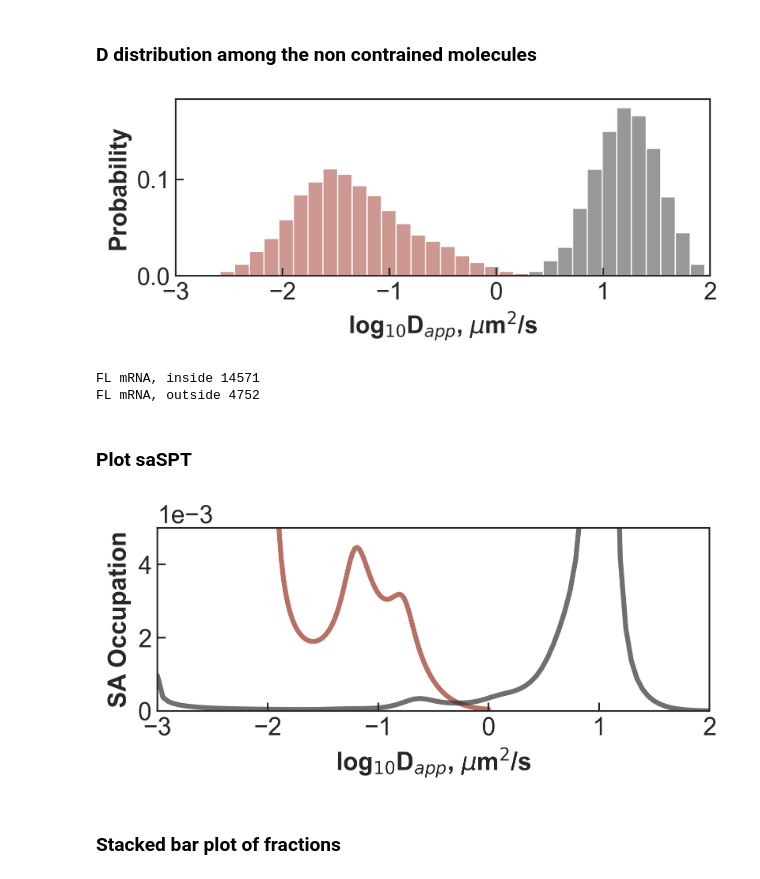
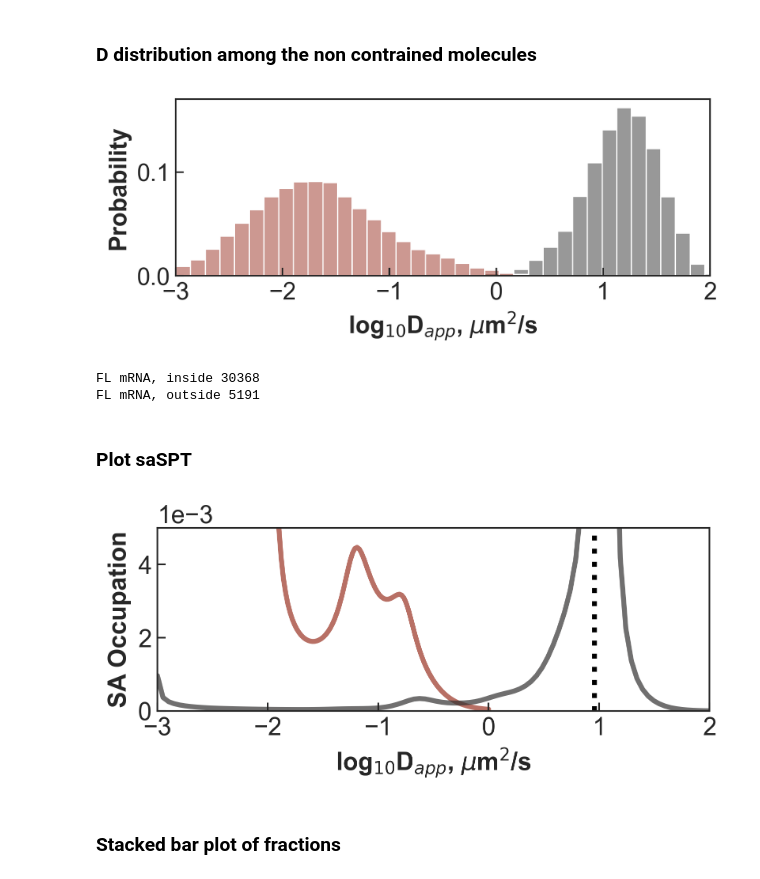
Before and after one commit to walterlab-um/intra_condensate_SPT, a Jupyter notebook: plot_paper_figure/Fig2_compare_FL_in_vs_outside.ipynb, the cells around one changed output. Saved outputs shown, nothing was run; the diff lists cells and outputs as text; code cells hidden in the pictures.

```diff
--- a/plot_paper_figure/Fig2_compare_FL_in_vs_outside.ipynb
+++ b/plot_paper_figure/Fig2_compare_FL_in_vs_outside.ipynb
@@ -241,7 +241,7 @@ plt.show()
 # %%
 data = df_AIO[df_AIO["linear_fit_R2"] > 0.7]
 data = data[data["mean_stepsize_nm"] > immobile_stepsize_threshold_nm]
-data = data[data["alpha"] > 0.5]
+# data = data[data["alpha"] > 0.5]
 plt.figure(figsize=(6, 2), dpi=300)
 ax = sns.histplot(
     data=data,
@@ -250,36 +250,36 @@ ax = sns.histplot(
     palette=palette,
     bins=40,
     stat="probability",
     common_norm=False,
     binrange=(-3, 2.5),
     alpha=0.5,
     legend=False,
 )
 # sns.move_legend(ax, 1, title=None, frameon=False)
 plt.xlim(-3, 2)
 plt.xlabel(r"log$_{10}$D$_{app}$, $\mu$m$^2$/s", weight="bold", fontsize=15)
 plt.ylabel("Probability", weight="bold", fontsize=15)
 plt.gca().spines[:].set_linewidth(1)
 plt.gca().tick_params(
     axis="both",
     which="major",
     labelsize=15,
     direction="in",
     bottom=True,
     left=True,
     length=5,
     width=1,
 )
 plt.gca().set_axisbelow(False)
 plt.gca().tick_params(axis="both", which="major", labelsize=15)
 plt.savefig("5.ApparentD_linear_histo_" + postfix, format="png", bbox_inches="tight")
 plt.show()
 print(label_1, data[data["label"] == label_1].shape[0])
 print(label_2, data[data["label"] == label_2].shape[0])
 # %% [output]
-[figure, old version]
+[figure, new version]
-FL mRNA, inside 14571
-FL mRNA, outside 4752
+FL mRNA, inside 30368
+FL mRNA, outside 5191
 # %% [markdown]
 ### Plot saSPT
 # %%
@@ -321,6 +321,9 @@ ax = sns.lineplot(
     alpha=0.7,
     legend=False,
 )
+
+plt.axvline(0.955, color="black", ls=":", lw=3) # 20 nm beads in solution saSPT peak position
+
 log10D = df_saspt["log10D"].to_numpy(dtype=float)
 
 # sns.move_legend(ax, 2, title=None, frameon=False)
@@ -361,7 +364,7 @@ plt.gca().set_axisbelow(False)
 plt.savefig("6.saspt_histo_" + postfix, format="png", bbox_inches="tight")
 plt.show()
 # %% [output]
-[figure, old version]
+[figure, new version]
 # %% [markdown]
 ### Stacked bar plot of fractions
 # %% [markdown]
```
Also changed, not shown: 1 other file.
